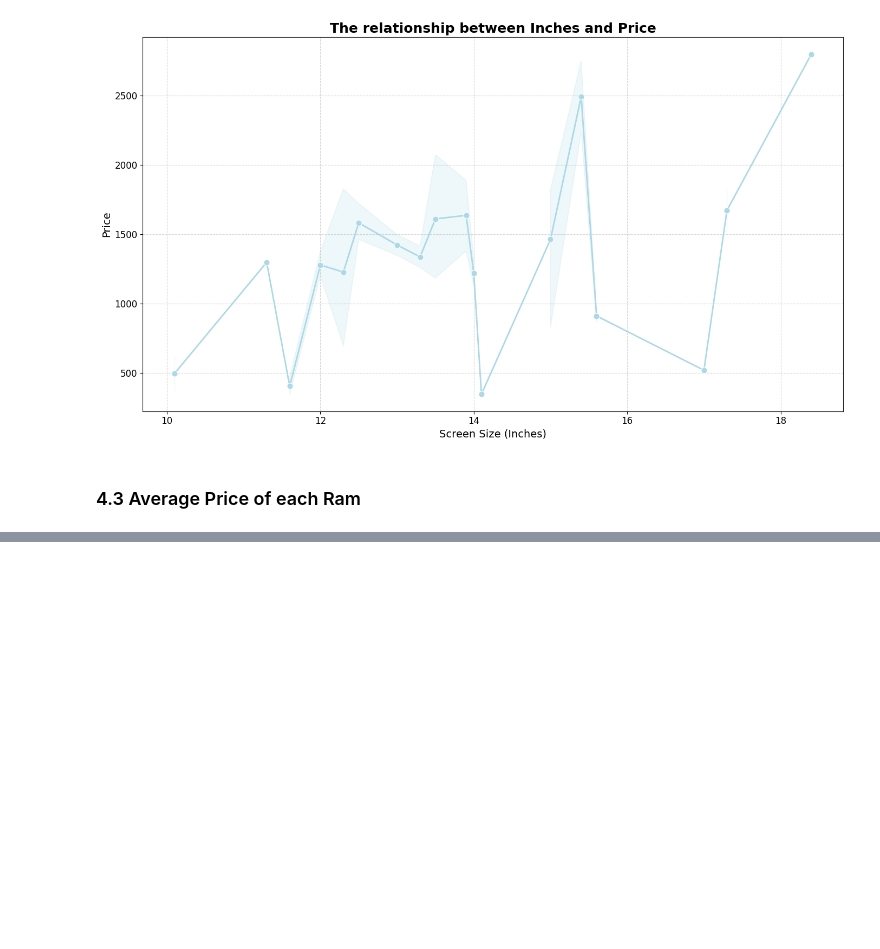
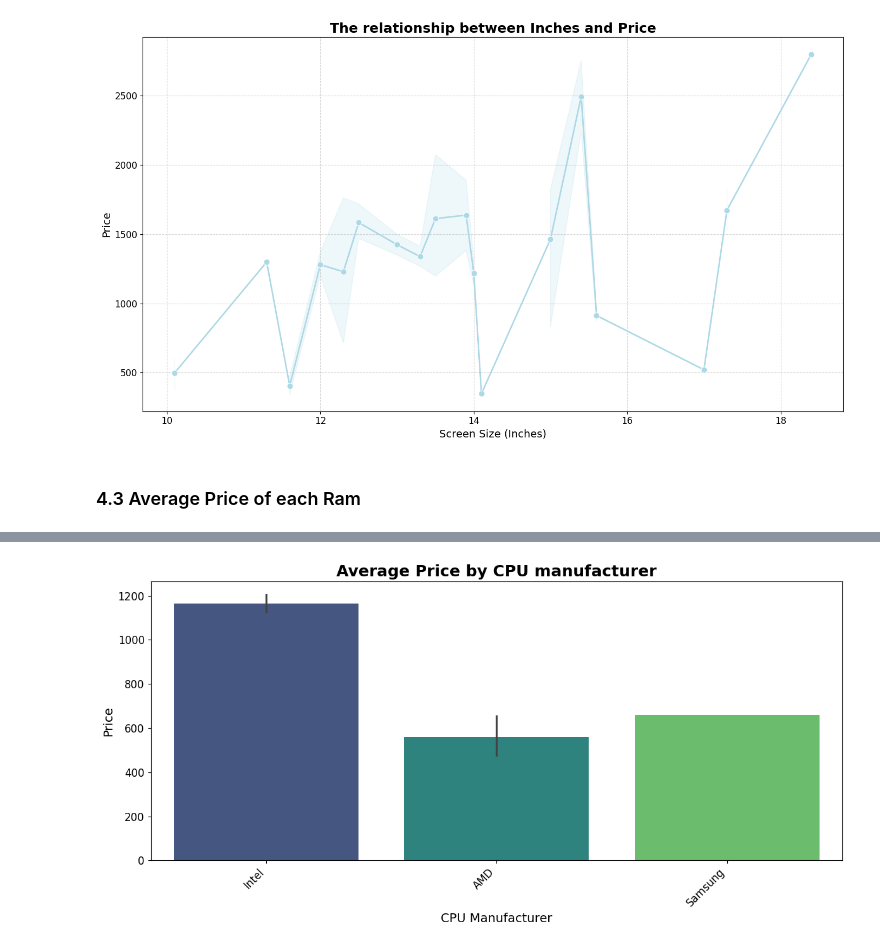
Before and after one commit to Pitou911/laptop-price-prediction, a Jupyter notebook: notebook/EDA.ipynb, the cells around one changed output, grey strips where cells are left out. Saved outputs shown, nothing was run; the diff lists cells and outputs as text; code cells hidden in the pictures; blank space fills up the shorter version.

Commit message:
add more column into cpu and gpu to easily analyze them

```diff
--- a/notebook/EDA.ipynb
+++ b/notebook/EDA.ipynb
@@ -300,0 +305,24 @@ plt.show()
+# %%
+# Function to extract the CPU manufacturer (first word of the string)
+def extract_cpu_manufacturer(cpu):
+    return cpu.split()[0]
+
+# Function to extract the CPU series (first two words of the string)
+def extract_cpu_series(cpu):
+    return " ".join(cpu.split()[:2])
+
+# Function to extract the CPU model (e.g., model numbers like 7200U)
+def extract_cpu_model(cpu):
+    match = re.search(r'\d+[A-Za-z]*', cpu)
+    return match.group() if match else None
+
+# Function to extract the CPU clock speed (e.g., 2.3GHz as 2.3)
+def extract_clock_speed(cpu):
+    match = re.search(r'[\d\.]+GHz', cpu)
+    return float(match.group()[:-3]) if match else None  # Remove the last 3 letters (GHz) and Converts to float
+# %%
+# Split Cpu into 4 different columns
+df['CPU Manufacturer'] = df['Cpu'].apply(extract_cpu_manufacturer)
+df['CPU Series'] = df['Cpu'].apply(extract_cpu_series)
+df['CPU Model'] = df['Cpu'].apply(extract_cpu_model)
+df['CPU Clock Speed'] = df['Cpu'].apply(extract_clock_speed)
@@ -300,0 +338,14 @@ plt.show()
+# %%
+plt.figure(figsize=(12, 6))
+sns.barplot(x=df['CPU Manufacturer'], y=df['Price_euros'], palette='viridis')
+
+plt.title('Average Price by CPU manufacturer', fontsize=18, fontweight='bold')
+plt.xlabel('CPU Manufacturer', fontsize=14)
+plt.ylabel('Price', fontsize=14)
+
+plt.xticks(rotation=45, ha='right', fontsize=12)
+plt.yticks(fontsize=12)
+plt.tight_layout()
+plt.show()
+# %% [output]
+[figure, added]
```
Also changed, not shown: parts of 9 cells of this notebook.
